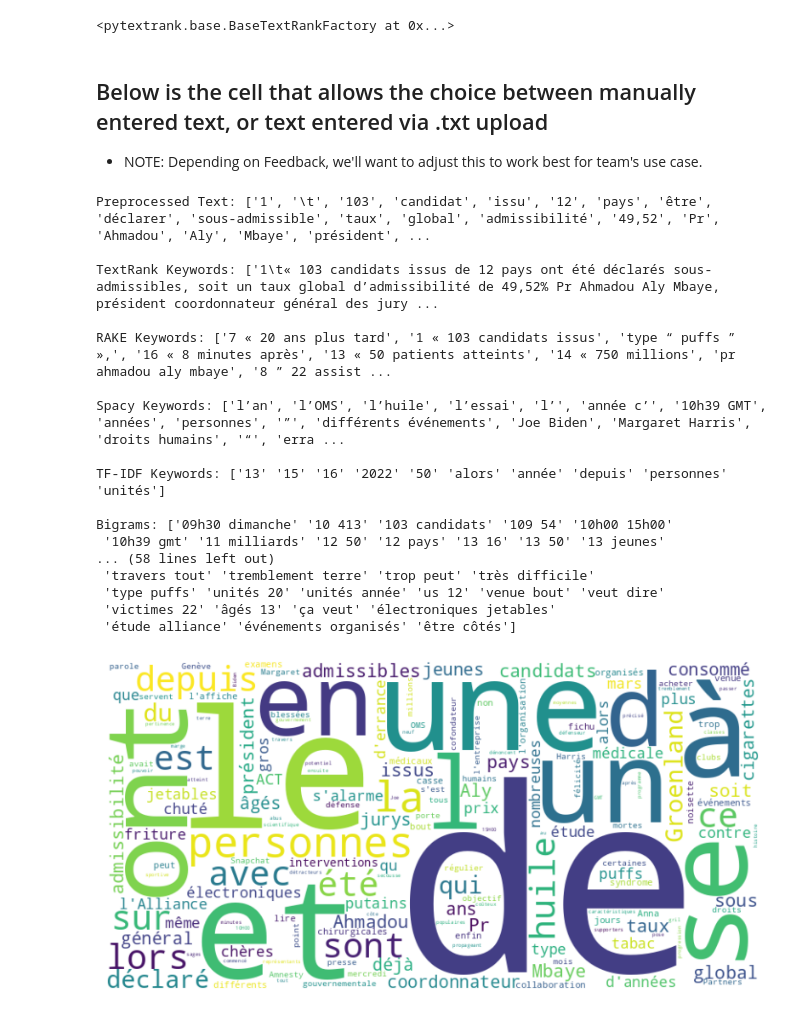
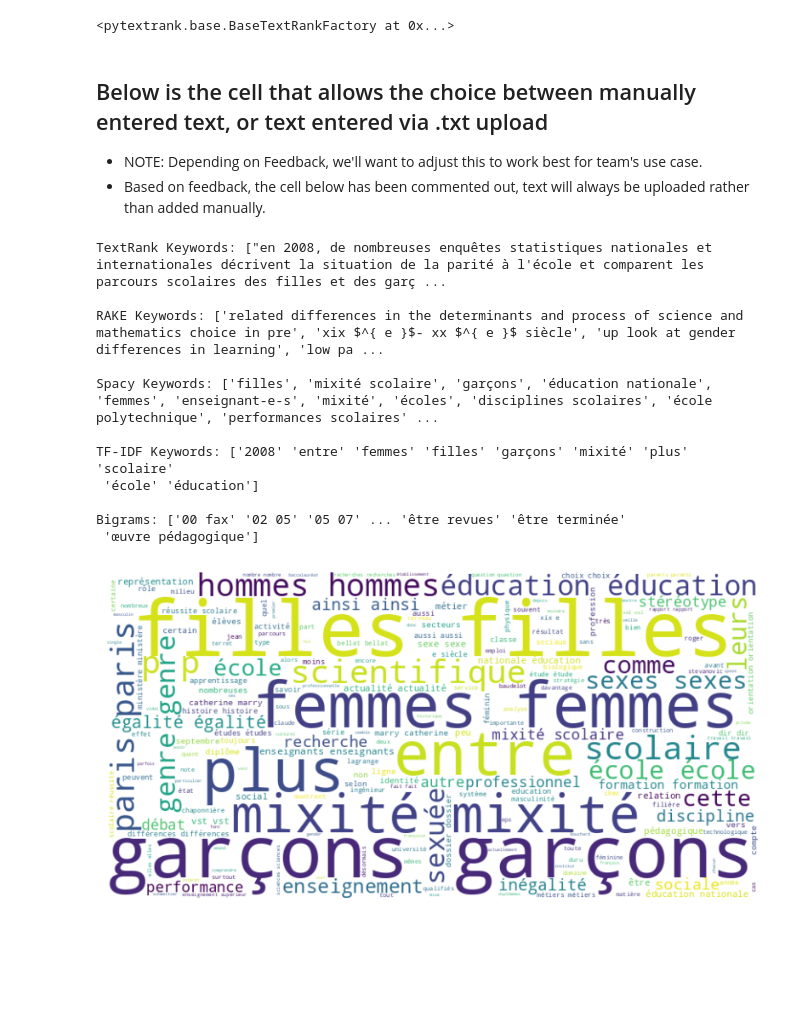
Before and after one commit to Nivedithabp/Radicalism_Verbalized_NLP, a Jupyter notebook: Keyword_Extraction.ipynb, the cells around one changed output. Cells and saved outputs as stored; diff of their text form; code cells hidden in the pictures; blank space fills up the shorter version.

```diff
--- a/Keyword_Extraction.ipynb
+++ b/Keyword_Extraction.ipynb
@@ -57,0 +59,8 @@ from wordcloud import WordCloud
+# %%
+# Setting up spacy file converter for french
+nlp_converter = spacy.blank('fr')
+layout = spaCyLayout(nlp_converter)
+
+# processing a test document and creating a spacy object
+test_pdf = Path("../Radicalism_Verbalized_NLP/sample_data/37-septembre-2008.pdf")
+user_text = layout(test_pdf)
@@ -76,7 +121,8 @@ def extract_keywords_textrank(text):
     parser = PlaintextParser.from_string(text, Tokenizer('french'))
     summarizer = TextRankSummarizer()
     keywords = summarizer(parser.document, 10)  # Extract 10 keywords
-    return [str(kw) for kw in keywords]
+    keywords = keywords
+    return [str(kw).lower() for kw in keywords]
 # %%
 # Function for RAKE keyword extraction
 def extract_keywords_rake(text):
@@ -118,4 +164,5 @@ def visualize_keywords(keywords):
 ## Below is the cell that allows the choice between manually entered text, or text entered via .txt upload
 
  - NOTE: Depending on Feedback, we'll want to adjust this to work best for team's use case.
+ - Based on feedback, the cell below has been commented out, text will always be uploaded rather than added manually.
 # %%
@@ -143,52 +190,46 @@ else:
 # %%
 # Display the input text
 # print("\nYour input text is:\n")
 # print(user_text)
 
-# Preprocess the text
-processed_text = preprocess_text(user_text)
-print("\nPreprocessed Text:", processed_text)
+# # Preprocess the text
+# processed_text = preprocess_text(user_text)
+# print("\nPreprocessed Text:", processed_text)
 
 # Keyword extraction using various methods
 # TextRank using sumy
-keywords_textrank = extract_keywords_textrank(user_text)
+keywords_textrank = extract_keywords_textrank(user_text.text.lower())
 print("\nTextRank Keywords:", keywords_textrank)
 
 # RAKE
-keywords_rake = extract_keywords_rake(user_text)
+keywords_rake = extract_keywords_rake(user_text.text.lower())
 print("\nRAKE Keywords:", keywords_rake)
 
 #Spacy Example:
-keywords_spacy = spacy_keywords(user_text)
+keywords_spacy = spacy_keywords(user_text.text.lower())
 print(f'\nSpacy Keywords: {keywords_spacy}')
 
 # TF-IDF (providing corpus as a list with one entry)
-corpus = [user_text]
+corpus = [user_text.text]
 keywords_tfidf = extract_keywords_tfidf(corpus)
 print("\nTF-IDF Keywords:", keywords_tfidf)
 
 # n-grams (bigram example)
-ngrams = extract_ngrams(user_text, 2)
+ngrams = extract_ngrams(user_text.text, 2)
 print("\nBigrams:", ngrams)
 
 # Visualization of keywords
-visualize_keywords(keywords_textrank)
+visualize_keywords(keywords_rake)
 # %% [output]
-Preprocessed Text: ['1', '\t', '103', 'candidat', 'issu', '12', 'pays', 'être', 'déclarer', 'sous-admissible', 'taux', 'global', 'admissibilité', '49,52', 'Pr', 'Ahmadou', 'Aly', 'Mbaye', 'président', ...
+TextRank Keywords: ["en 2008, de nombreuses enquêtes statistiques nationales et internationales décrivent la situation de la parité à l'école et comparent les parcours scolaires des filles et des garç ...
 
-TextRank Keywords: ['1\t« 103 candidats issus de 12 pays ont été déclarés sous-admissibles, soit un taux global d’admissibilité de 49,52% Pr Ahmadou Aly Mbaye, président coordonnateur général des jury ...
+RAKE Keywords: ['related differences in the determinants and process of science and mathematics choice in pre', 'xix $^{ e }$- xx $^{ e }$ siècle', 'up look at gender differences in learning', 'low pa ...
 
-RAKE Keywords: ['7 « 20 ans plus tard', '1 « 103 candidats issus', 'type “ puffs ” »,', '16 « 8 minutes après', '13 « 50 patients atteints', '14 « 750 millions', 'pr ahmadou aly mbaye', '8 ” 22 assist ...
+Spacy Keywords: ['filles', 'mixité scolaire', 'garçons', 'éducation nationale', 'femmes', 'enseignant-e-s', 'mixité', 'écoles', 'disciplines scolaires', 'école polytechnique', 'performances scolaires' ...
 
-Spacy Keywords: ['l’an', 'l’OMS', 'l’huile', 'l’essai', 'l’', 'année c’', '10h39 GMT', 'années', 'personnes', '”', 'différents événements', 'Joe Biden', 'Margaret Harris', 'droits humains', '“', 'erra ...
+TF-IDF Keywords: ['2008' 'entre' 'femmes' 'filles' 'garçons' 'mixité' 'plus' 'scolaire'
+ 'école' 'éducation']
 
-TF-IDF Keywords: ['13' '15' '16' '2022' '50' 'alors' 'année' 'depuis' 'personnes' 'unités']
-
-Bigrams: ['09h30 dimanche' '10 413' '103 candidats' '109 54' '10h00 15h00'
- '10h39 gmt' '11 milliards' '12 50' '12 pays' '13 16' '13 50' '13 jeunes'
-... (58 lines left out)
- 'travers tout' 'tremblement terre' 'trop peut' 'très difficile'
- 'type puffs' 'unités 20' 'unités année' 'us 12' 'venue bout' 'veut dire'
- 'victimes 22' 'âgés 13' 'ça veut' 'électroniques jetables'
- 'étude alliance' 'événements organisés' 'être côtés']
+Bigrams: ['00 fax' '02 05' '05 07' ... 'être revues' 'être terminée'
+ 'œuvre pédagogique']
-[figure, old version]
+[figure, new version]
```
Also changed, not shown: parts of 10 cells of this notebook, 3 other files.
